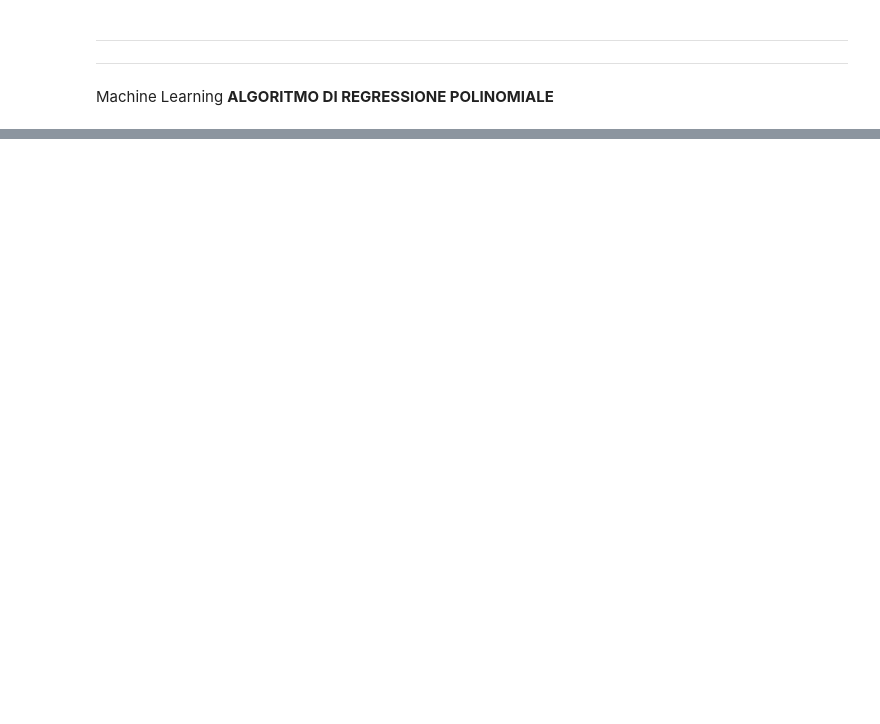
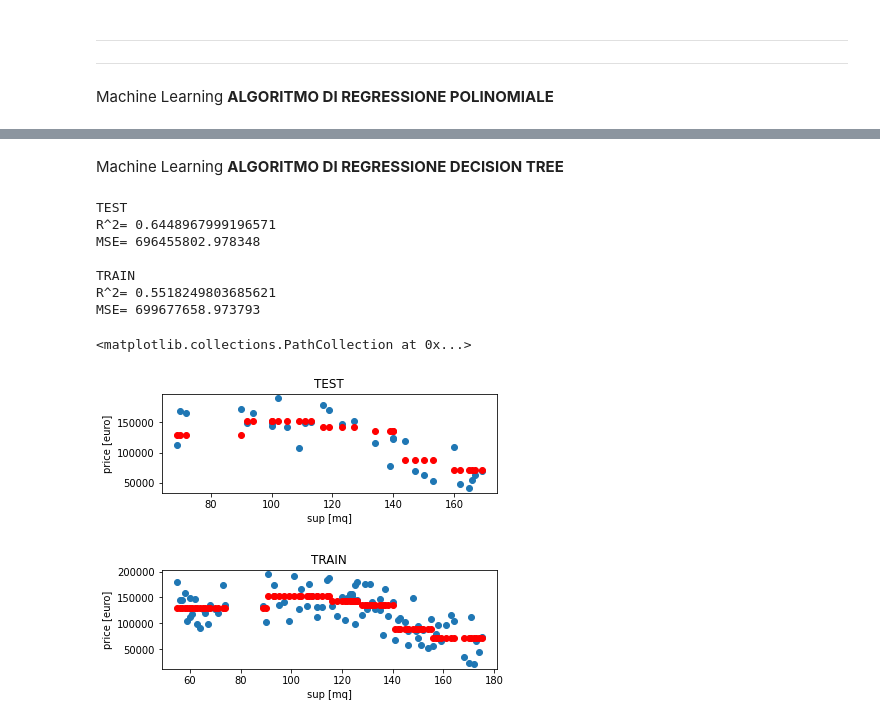
Before and after one commit to MatteoGandetto/Corso_ML_con_Python, a Jupyter notebook: Regressione_NL_Decision_Tree.ipynb, the cells around one changed output, grey strips where cells are left out. Saved outputs shown, nothing was run; the diff lists cells and outputs as text; code cells hidden in the pictures; blank space fills up the shorter version.

```diff
--- a/Regressione_NL_Decision_Tree.ipynb
+++ b/Regressione_NL_Decision_Tree.ipynb
@@ -206,0 +229,52 @@ MSE= 796760434.313873
+# %% [markdown]
+Machine Learning
+**ALGORITMO DI REGRESSIONE DECISION TREE**
+# %%
+# import library
+from sklearn.tree import DecisionTreeRegressor
+
+#create an istance of DT regressor
+dtree = DecisionTreeRegressor(max_depth=10, min_samples_leaf=0.13, random_state=3)
+
+#train DT on traingin set
+dtree.fit(X_train_r, y_train)
+
+#y_pred_xxx is a prediction of X_xxx
+y_pred_test=dtree.predict(X_test_r)
+y_pred_train=dtree.predict(X_train_r)
+
+#evaluate the model by using R=1-RSE and MSE
+R2=dtree.score(X_test_r,y_test)
+MSE = mean_squared_error(y_test,y_pred_test)
+R2_train=dtree.score(X_train_r,y_train)
+MSE_train = mean_squared_error(y_train,y_pred_train)
+print ('TEST\nR^2=',R2,'\nMSE= %f \n' % MSE)
+print ('TRAIN\nR^2=',R2_train,'\nMSE= %f \n' % MSE_train)
+
+#show the solution
+fig, axs = plt.subplots(2,1)
+
+pos0=axs[0].get_position()
+pos0_new=[pos0.x0,pos0.y0+0.2,pos0.width,pos0.height]
+axs[0].set_position(pos0_new)
+axs[0].set_xlabel('sup [mq]')
+axs[0].set_ylabel('price [euro]')
+axs[0].set_title('TEST')
+axs[0].scatter(X_test,y_test)
+axs[0].scatter(X_test,y_pred_test,c='red',linewidth=1)
+
+axs[1].set_title('TRAIN')
+axs[1].set_xlabel('sup [mq]')
+axs[1].set_ylabel('price [euro]')
+axs[1].scatter(X_train,y_train)
+axs[1].scatter(X_train,y_pred_train,c='red',linewidth=1)
+# %% [output]
+TEST
+R^2= 0.6448967999196571
+MSE= 696455802.978348
+
+TRAIN
+R^2= 0.5518249803685621
+MSE= 699677658.973793
+<matplotlib.collections.PathCollection at 0x...>
+[figure, added]
```
Also changed, not shown: parts of 4 cells of this notebook.
